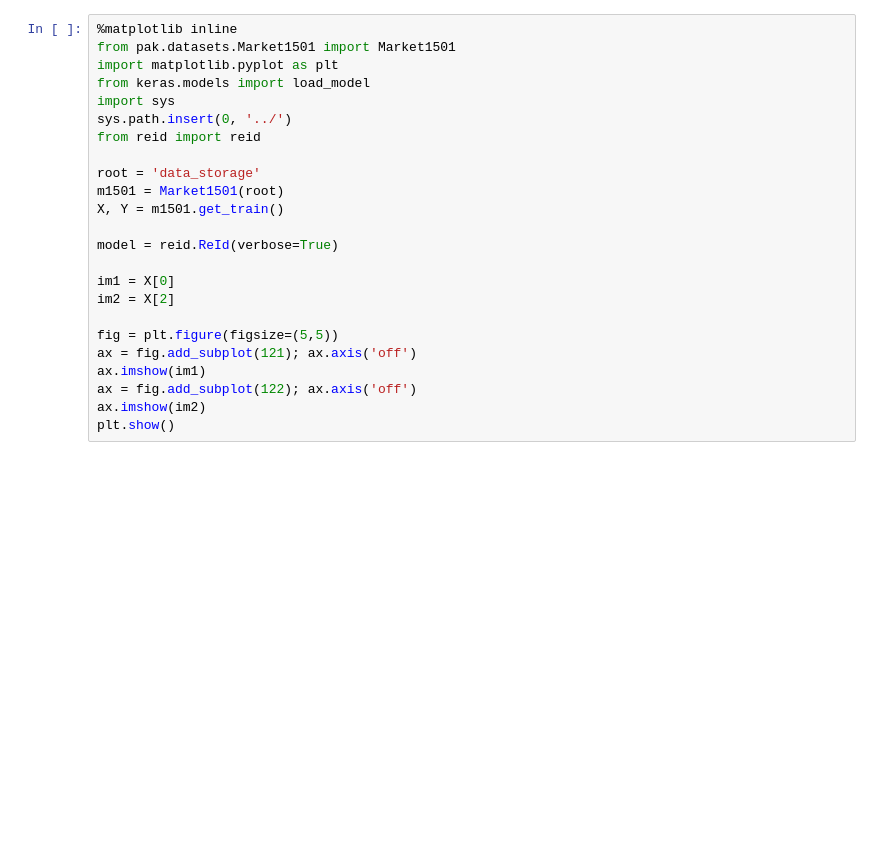
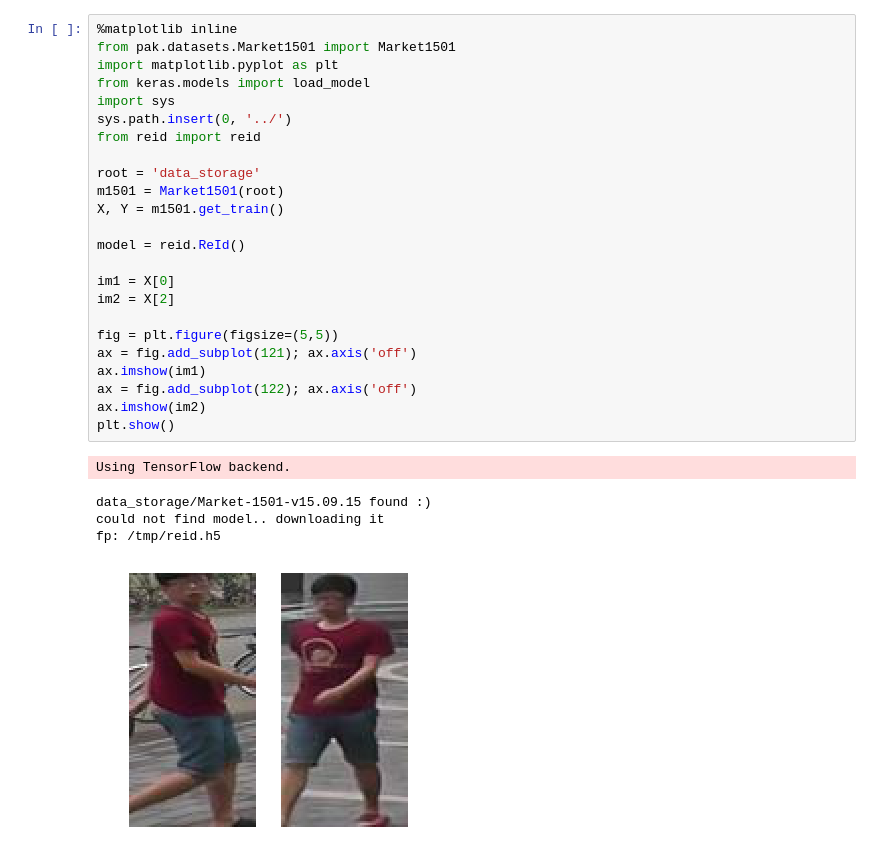
Before and after one commit to jutanke/person_reid, a Jupyter notebook: sample.ipynb, the cells around one changed output. Drawn from its saved outputs; the diff is of its cells as text; blank space fills up the shorter version.

```diff
--- a/sample.ipynb
+++ b/sample.ipynb
@@ -1,26 +1,32 @@
 # %%
 %matplotlib inline
 from pak.datasets.Market1501 import Market1501
 import matplotlib.pyplot as plt
 from keras.models import load_model
 import sys
 sys.path.insert(0, '../')
 from reid import reid
 
 root = 'data_storage'
 m1501 = Market1501(root)
 X, Y = m1501.get_train()
 
-model = reid.ReId(verbose=True)
+model = reid.ReId()
 
 im1 = X[0]
 im2 = X[2]
 
 fig = plt.figure(figsize=(5,5))
 ax = fig.add_subplot(121); ax.axis('off')
 ax.imshow(im1)
 ax = fig.add_subplot(122); ax.axis('off')
 ax.imshow(im2)
 plt.show()
+# %% [output]
+Using TensorFlow backend.
+data_storage/Market-1501-v15.09.15 found :)
+could not find model.. downloading it
+fp: /tmp/reid.h5
+[figure, added]
 # %%
 model.model.summary()
```
Also changed, not shown: parts of 4 cells of this notebook, 1 other file.
